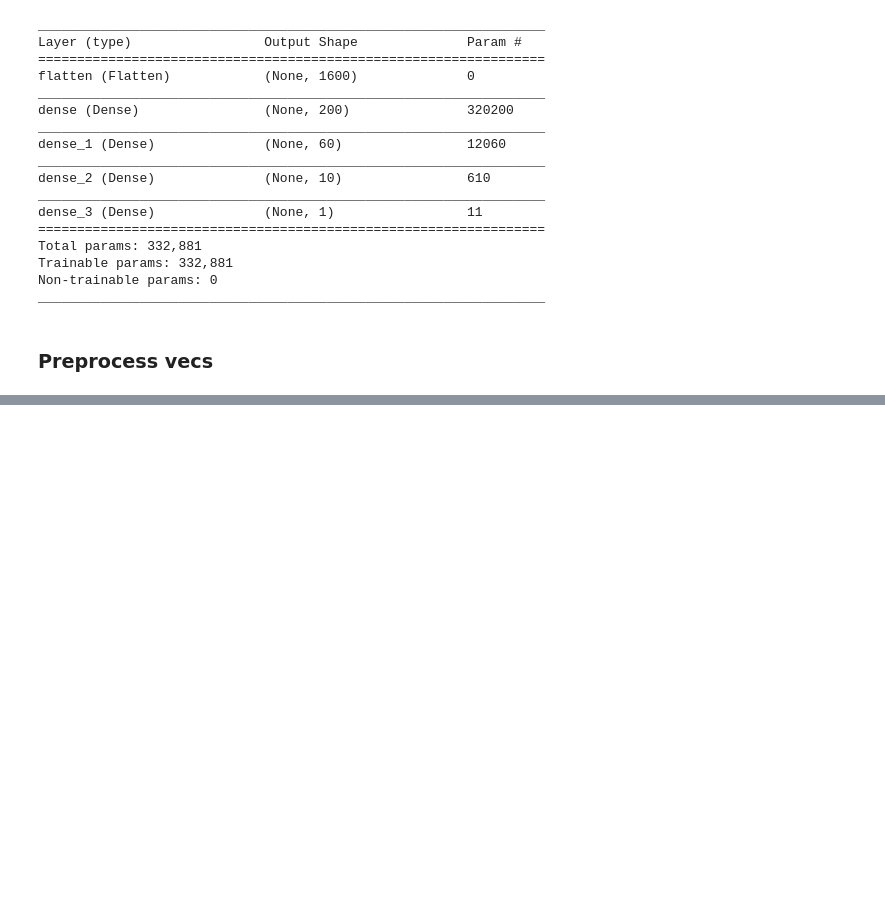
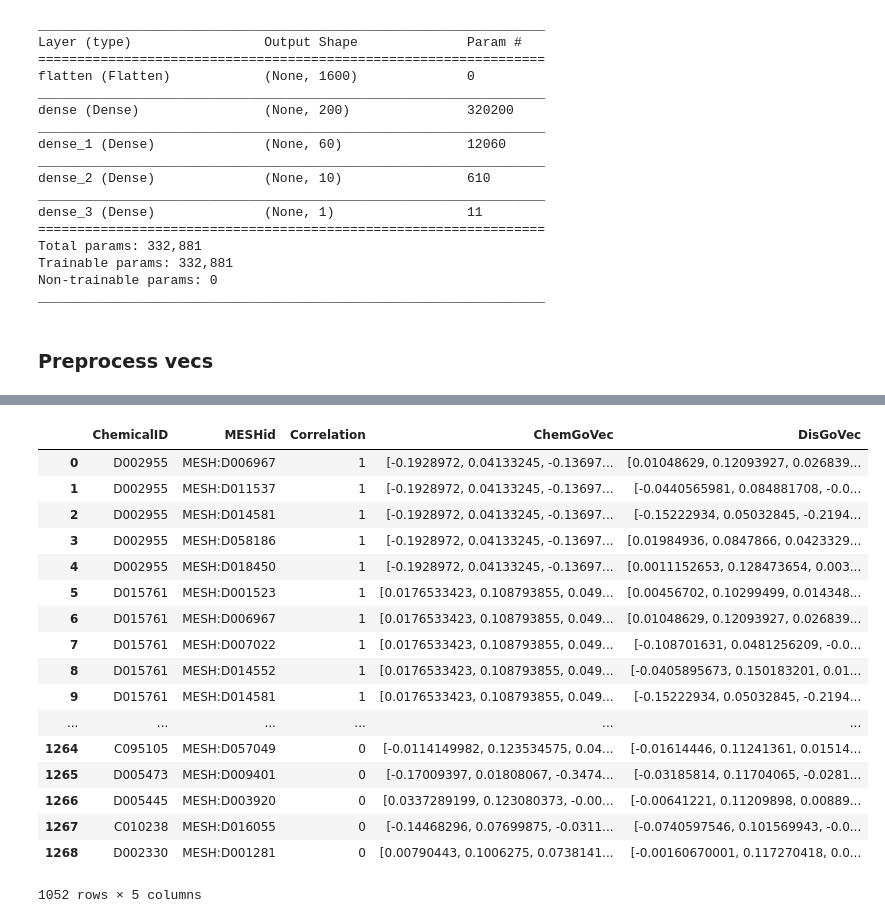
Before and after one commit to colemai/msc-thesis, a Jupyter notebook: validation/validate-nn-sider.ipynb, the cells around one changed output, grey strips where cells are left out. Saved outputs shown, nothing was run; the diff lists cells and outputs as text; code cells hidden in the pictures; blank space fills up the shorter version.

```diff
--- a/validation/validate-nn-sider.ipynb
+++ b/validation/validate-nn-sider.ipynb
@@ -419,0 +400,12 @@ sider_mod = sider_mod.merge(dis_go_vecs, on='MESHid', how='outer')
+# %%
+# Get the chemical vecs, delete any row without a chemical vec
+chem_go_vecs = df[df.ID.map(lambda x: ('MESH' not in x) & ('OMIM' not in x))]
+chem_to_vec = dict(zip(chem_go_vecs.ID, chem_go_vecs.Vector))
+sider_mod['ChemGoVec'] = sider_mod.ChemicalID.map(lambda x: chem_to_vec.get(x))
+sider_mod = sider_mod[sider_mod.ChemGoVec.map(lambda x: x is not None)]
+# %%
+# Get the disease vecs, delete any row without a disease vec
+dis_go_vecs = df[df.ID.map(lambda x: 'MESH' in x)]
+dis_to_vec = dict(zip(dis_go_vecs.ID, dis_go_vecs.Vector))
+sider_mod['DisGoVec'] = sider_mod.MESHid.map(lambda x: dis_to_vec.get(x))
+sider_mod = sider_mod[sider_mod.DisGoVec.map(lambda x: x is not None)]
@@ -439,0 +432,17 @@ sider_mod.head()
+# %%
+# Now to make it a real blind test we must del any chem-dis pairs in the NN db
+nn_chem_dis = pd.read_csv('../ctd-to-nt/chem-dis-pos-assocs.csv')
+nn_chem_dis.columns = ['ChemicalID', 'MESHid']
+
+# Remove from sider_mod any chem-dis pairs that exist in nn_chem_dis
+combined_cd = pd.merge(sider_mod[['ChemicalID', 'MESHid']], nn_chem_dis, on=['ChemicalID', 'MESHid'], how='left', indicator='Exist')
+combined_cd['Exist'] = np.where(combined_cd.Exist == 'both', True, False)
+not_in_nn = [not i for i in list(combined_cd.Exist)]
+sider_mod = sider_mod[not_in_nn]
+# %%
+has_dis_vec = sider_mod.DisGoVec.map(lambda x: x is not np.nan)
+has_chem_vec = sider_mod.ChemGoVec.map(lambda x: x is not None)
+sider_mod = sider_mod[has_dis_vec & has_chem_vec]
+print('Number of chem-dis pairs with gofuncs: ', sider_mod.shape[0])
+print('Number of chems: ', sider_mod.ChemicalID.nunique())
+print('Number of diseases: ', sider_mod.MESHid.nunique())
@@ -622,3 +619,24 @@ sider_mod.sample(2)
+# %%
+sider_mod[['ChemicalID', 'MESHid', 'Correlation', 'ChemGoVec', 'DisGoVec']]
+# %% [output]
+|  | ChemicalID | MESHid | Correlation | ChemGoVec | DisGoVec |
+| 0 | D002955 | MESH:D006967 | 1 | [-0.1928972, 0.04133245, -0.13697... | [0.01048629, 0.12093927, 0.026839... |
+| 1 | D002955 | MESH:D011537 | 1 | [-0.1928972, 0.04133245, -0.13697... | [-0.0440565981, 0.084881708, -0.0... |
+| 2 | D002955 | MESH:D014581 | 1 | [-0.1928972, 0.04133245, -0.13697... | [-0.15222934, 0.05032845, -0.2194... |
+| 3 | D002955 | MESH:D058186 | 1 | [-0.1928972, 0.04133245, -0.13697... | [0.01984936, 0.0847866, 0.0423329... |
+| 4 | D002955 | MESH:D018450 | 1 | [-0.1928972, 0.04133245, -0.13697... | [0.0011152653, 0.128473654, 0.003... |
+| 5 | D015761 | MESH:D001523 | 1 | [0.0176533423, 0.108793855, 0.049... | [0.00456702, 0.10299499, 0.014348... |
+| 6 | D015761 | MESH:D006967 | 1 | [0.0176533423, 0.108793855, 0.049... | [0.01048629, 0.12093927, 0.026839... |
+| 7 | D015761 | MESH:D007022 | 1 | [0.0176533423, 0.108793855, 0.049... | [-0.108701631, 0.0481256209, -0.0... |
+| 8 | D015761 | MESH:D014552 | 1 | [0.0176533423, 0.108793855, 0.049... | [-0.0405895673, 0.150183201, 0.01... |
+| 9 | D015761 | MESH:D014581 | 1 | [0.0176533423, 0.108793855, 0.049... | [-0.15222934, 0.05032845, -0.2194... |
+| ... | ... | ... | ... | ... | ... |
+| 1264 | C095105 | MESH:D057049 | 0 | [-0.0114149982, 0.123534575, 0.04... | [-0.01614446, 0.11241361, 0.01514... |
+| 1265 | D005473 | MESH:D009401 | 0 | [-0.17009397, 0.01808067, -0.3474... | [-0.03185814, 0.11704065, -0.0281... |
+| 1266 | D005445 | MESH:D003920 | 0 | [0.0337289199, 0.123080373, -0.00... | [-0.00641221, 0.11209898, 0.00889... |
+| 1267 | C010238 | MESH:D016055 | 0 | [-0.14468296, 0.07699875, -0.0311... | [-0.0740597546, 0.101569943, -0.0... |
+| 1268 | D002330 | MESH:D001281 | 0 | [0.00790443, 0.1006275, 0.0738141... | [-0.00160670001, 0.117270418, 0.0... |
+1052 rows × 5 columns
 # %%
 # Now I have my validation db (tho small...) so Run NN, get predictions and accuracy
 # %%
```
Also changed, not shown: parts of 34 cells of this notebook, 2 other files.
